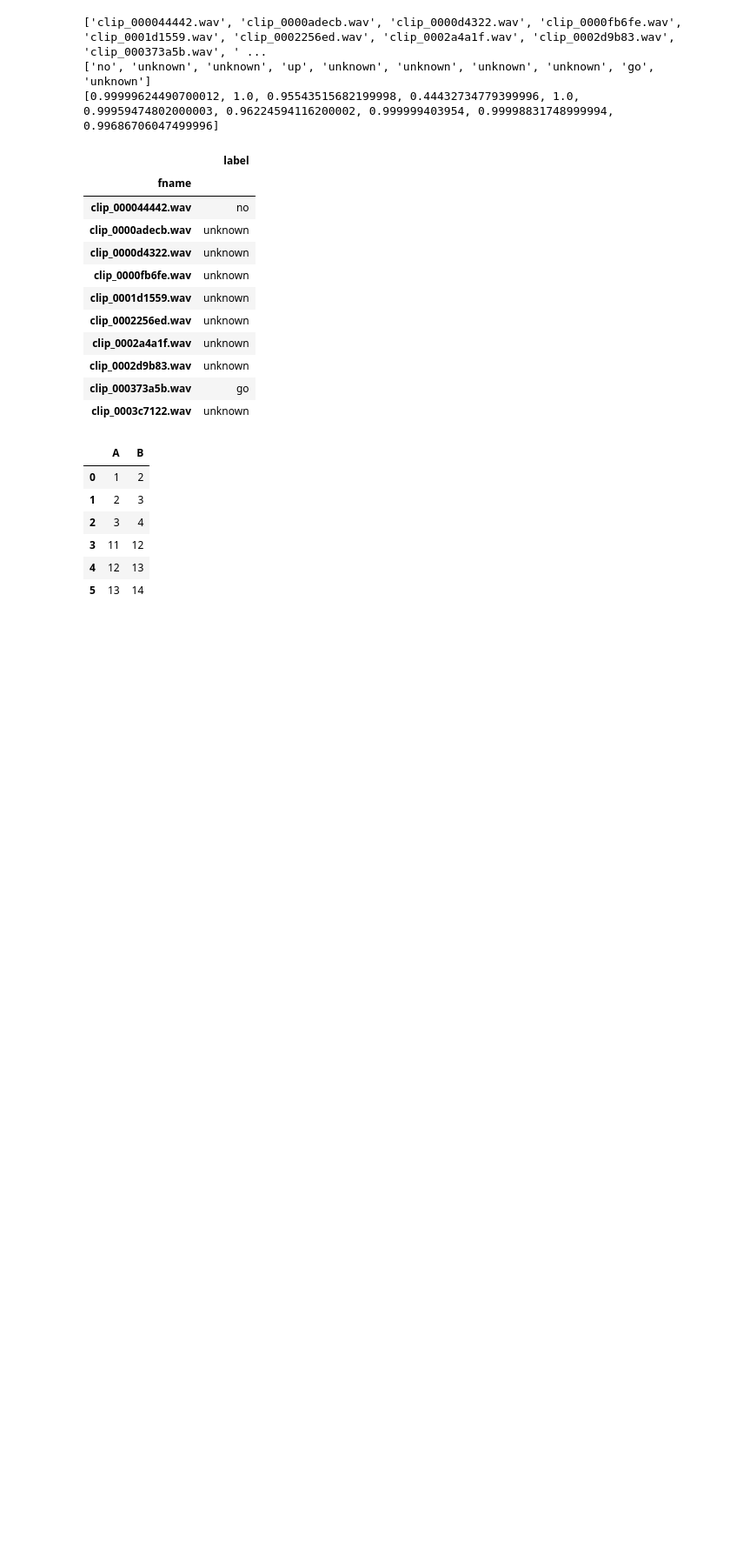
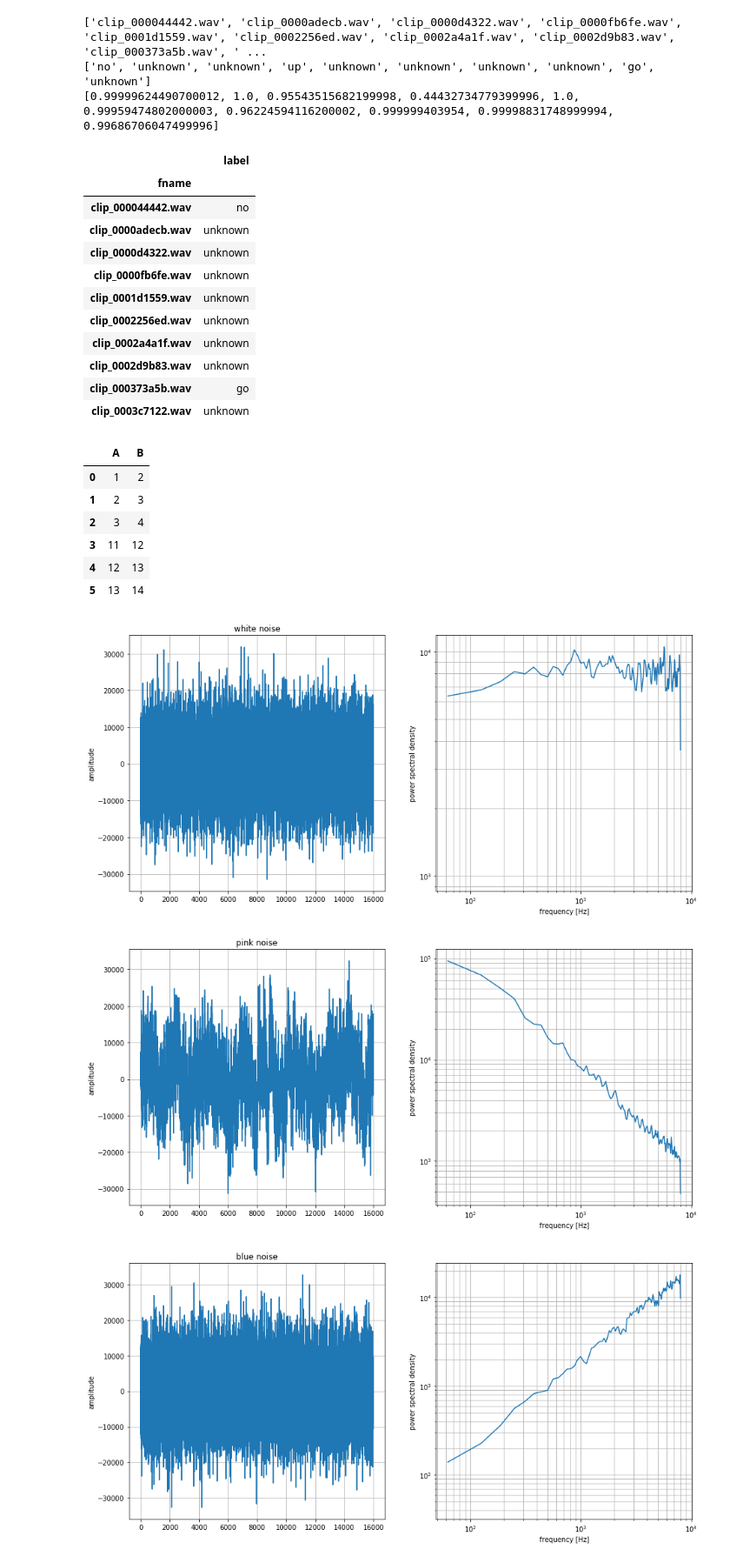
Before and after one commit to PKUGoodSpeed/Kaggle-TensorFlowSpeechRecognition, a Jupyter notebook: pkugoodspeed/notebooks/pp.ipynb, the cells around one changed output. Shown: that part at 87% size. Drawn from its saved outputs; the diff is of its cells as text; code cells hidden in the pictures; blank space fills up the shorter version.

```diff
--- a/pkugoodspeed/notebooks/pp.ipynb
+++ b/pkugoodspeed/notebooks/pp.ipynb
@@ -79,0 +89,19 @@ df1
+# %%
+sample_rate = 16000
+samples_to_generate = 16000
+# %%
+def to_16bit(samples):
+    # assume +1 corresponds to +32767 and -1 corresponds to -32767
+    # (note that we don't use -32768)
+    #
+    # does not convert the samples to int16 for the moment
+
+    return np.clip(32767 * samples, -32767, +32767)
+# %%
+def normalize(samples):
+    """normalizes a sample to unit standard deviation (assuming the mean is zero)"""
+    std = samples.std()
+    if std > 0:
+        return samples / std
+    else:
+        return samples
@@ -79,0 +145,36 @@ df1
+# %%
+noise = {}
+
+for color in ('white',   # flat spectrum
+              'pink',    # -3dB (factor 0.5)  per octave / -10 dB (factor 0.1) per decade
+              'blue',    # +3dB (factor 2)    per octave / +10 dB (factor 10) per decade
+              'brown',   # -6dB (factor 0.25) per octave / -20 dB (factor 0.01) per decade
+              'violet'): # +6dB (factor 4)    per octave / +20 dB (factor 100) per decade
+
+    noise[color] = to_16bit(gen_noise(color) / 4)
+
+    plt.figure(figsize = (15,7))
+
+    plt.subplot(1,2,1)
+    plt.plot(noise[color])
+    plt.grid()
+    plt.title("%s noise" % color)
+    plt.ylabel('amplitude')
+
+    # plot spectral power density
+    plt.subplot(1,2,2)
+    freqs, spec = scipy.signal.welch(noise[color], fs = sample_rate)
+
+    # normalize to middle of spectrum
+    # freqs -= freqs[len(freqs) // 2]
+
+    plt.loglog(freqs, spec)
+    plt.gca().minorticks_on()
+    plt.grid(True, which = 'both')
+    # plt.ylim(ymin = 0)
+    plt.xlabel('frequency [Hz]')
+    plt.ylabel('power spectral density')
+# %% [output]
+[figure, added]
+[figure, added]
+[figure, added]
```
Also changed, not shown: parts of 3 cells of this notebook, 1 other file.
